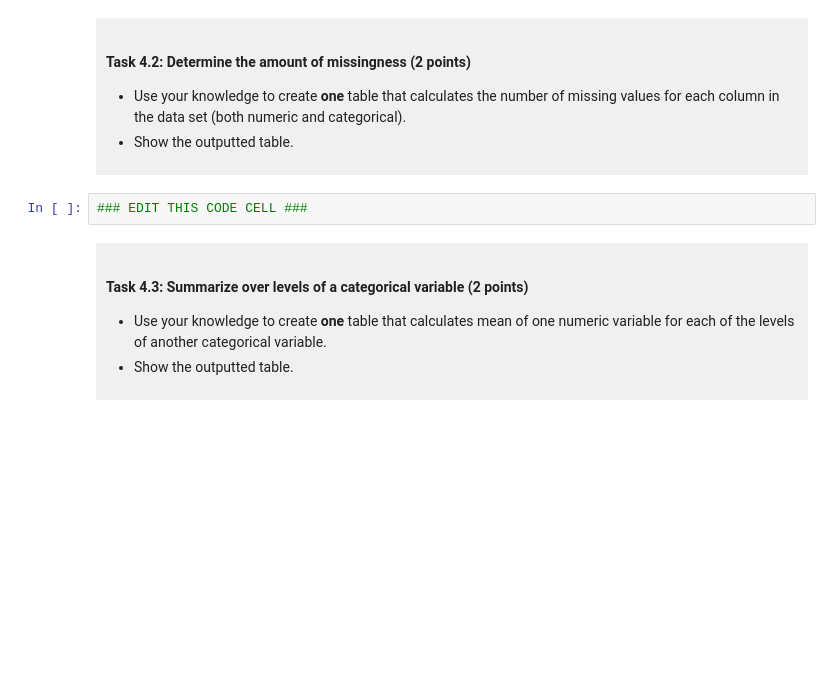
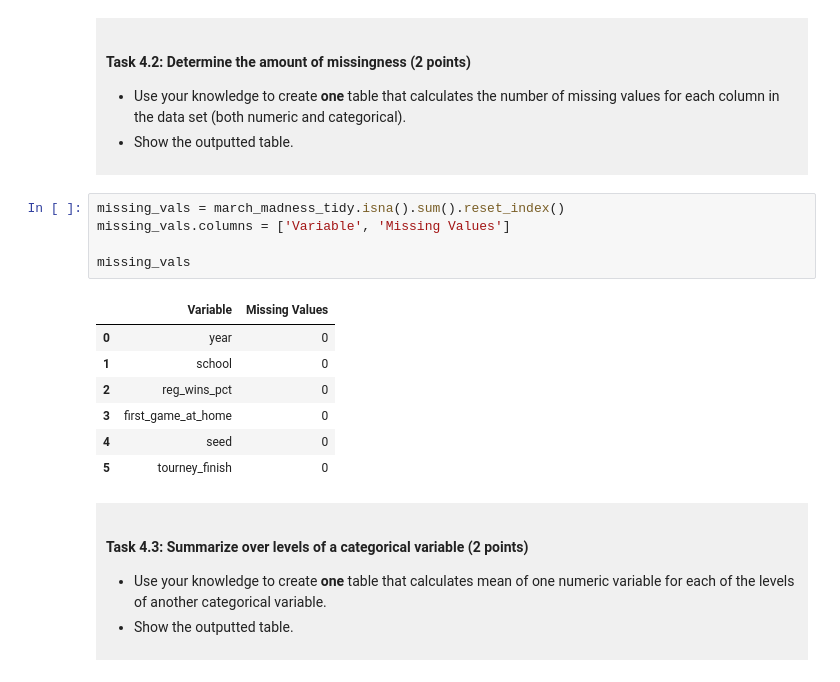
Before and after one commit to sinu-l/dsci-100-project-sinu, a Jupyter notebook: dsci-100-project-notebook.ipynb, the cells around one changed output. Drawn from its saved outputs; the diff is of its cells as text; blank space fills up the shorter version.

```diff
--- a/dsci-100-project-notebook.ipynb
+++ b/dsci-100-project-notebook.ipynb
@@ -250,7 +258,18 @@ You will refine your research question (if needed) and produce a tidy data set.
 - Show the outputted table.
 </div>
 # %%
-### EDIT THIS CODE CELL ###
+missing_vals = march_madness_tidy.isna().sum().reset_index()
+missing_vals.columns = ['Variable', 'Missing Values']
+
+missing_vals
+# %% [output]
+|  | Variable | Missing Values |
+| 0 | year | 0 |
+| 1 | school | 0 |
+| 2 | reg_wins_pct | 0 |
+| 3 | first_game_at_home | 0 |
+| 4 | seed | 0 |
+| 5 | tourney_finish | 0 |
 # %% [markdown]
 <div style="background-color: #f0f0f0; padding: 10px;">
 
```
Also changed, not shown: parts of 9 cells of this notebook.
